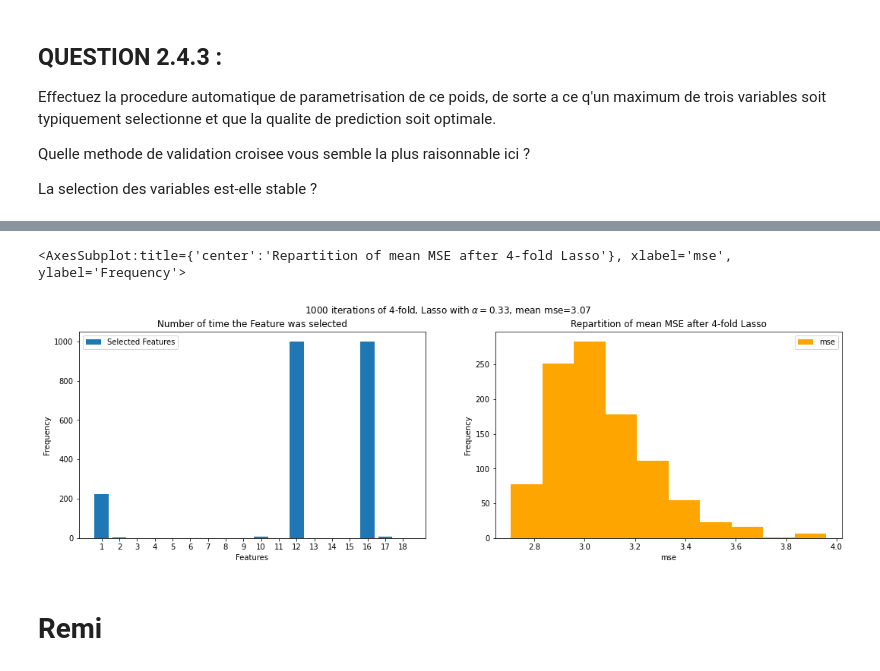
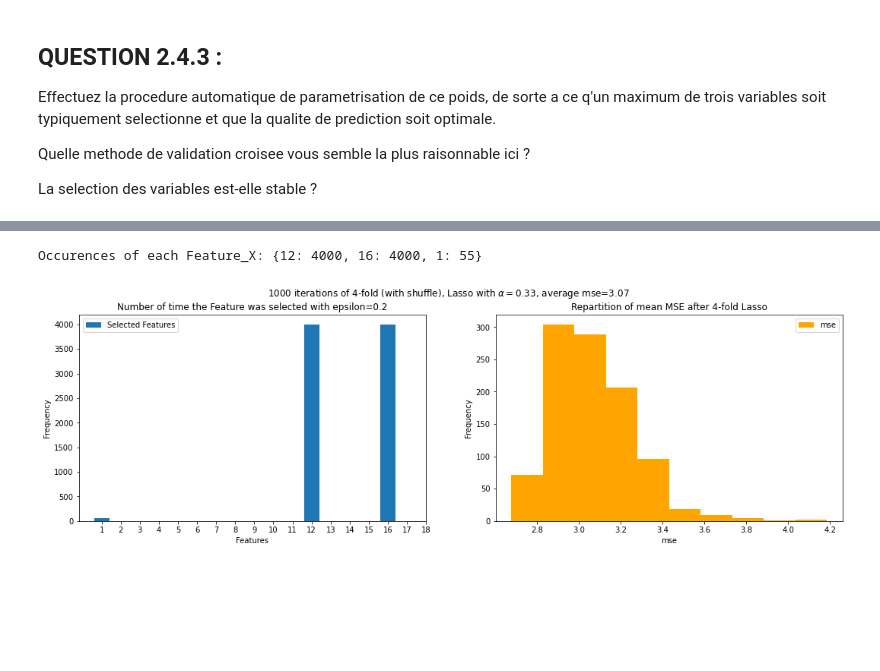
Before and after one commit to LudovicSterlin/ssd-aml-modele-lineaire, a Jupyter notebook: TPnote_ModeleLineaire/Examen_ModeleLineaire_2020.ipynb, the cells around one changed output, grey strips where cells are left out. Drawn from its saved outputs; the diff is of its cells as text; code cells hidden in the pictures; blank space fills up the shorter version.

```diff
--- a/TPnote_ModeleLineaire/Examen_ModeleLineaire_2020.ipynb
+++ b/TPnote_ModeleLineaire/Examen_ModeleLineaire_2020.ipynb
@@ -326,6 +407,8 @@ On peut remarquer que ces donnees contiennent deux valeurs aberrantes.
 # %%
     Feature_12 = X[:, listColNames.index("Feature_12")]
     ax = plt.subplots()[1]
+    ax.scatter(Feature_12[[29,49]], Y[[29,49]], c='red', marker='s', label='ourliers')
+    ax.legend()
     linear_reg(Feature_12, Y, "Feature_12", ax)
     # there is clearly some outiers in 'Feature_12'
 # %% [output]
@@ -493,7 +574,7 @@ def plot_lasso(y_test, y_pred, mse_score_lasso, alpha, betas, epsilon, figsize=(
     nb_selected_var = len(selected_feature)
 
     fig, ax = plt.subplots(1, 2, figsize=figsize)
-    fig.suptitle(f"Lasso with $\\alpha={alpha}$, {mse_score_lasso=:.2f}")
+    fig.suptitle(f"Lasso with $\\alpha={alpha:.2f}$, {mse_score_lasso=:.2f}")
     ax[0].plot(y_test, y_pred, 'b.')
     ax[0].set_xlabel('True value')
     ax[0].set_ylabel('Predicted value')
@@ -606,0 +759,6 @@ After 1000 iterations we found that on average alpha optimum is 0.33
+# %%
+alpha_opt = pd.Series(alphas_opt).mean()
+alpha_min = pd.Series(alpha_mins).mean()
+print(f"After {n_iter} iterations we found that on average:")
+print(f"\t- alpha that minimize the MSE is {alpha_opt:.2f} for an average mse={pd.Series(mse_mins).mean():.2f}")
+print(f"\t- alpha for 3 variables max is {alpha_min:.2f} for an average mse={pd.Series(mses).mean():.2f}")
@@ -615,7 +788,9 @@ plot_lasso(y_test, y_pred_lasso, mse_score_lasso, alpha_opt, betas, 0.3)
 # %%
+%%time
 def k_fold_with_lasso_print(X, Y, n_splits, alpha, **kwargs):
     verbose = kwargs.get('verbose',False)
-    epsilon = kwargs.get('epsilon',0.3)
+    epsilon = kwargs.get('epsilon',0.2)
+    selected_features = []
     kf = KFold(n_splits=n_splits, shuffle=True)
     sum_mse_scores=0.
     if verbose: print("Selected Features: ", end="")
@@ -626,9 +801,10 @@ def k_fold_with_lasso_print(X, Y, n_splits, alpha, **kwargs):
         # Make Lasso regression
         lasso_regressor , mse_score_lasso, y_pred_lasso = lasso_and_mse(alpha, X_train, X_test, y_train, y_test)
         sum_mse_scores += mse_score_lasso
+
+        betas = lasso_regressor.coef_
+        selected_features.append(selected_feature_indexes(betas, epsilon))
         # Print feature selected
-        betas = lasso_regressor.coef_
-        selected_features = selected_features_indexes(betas, epsilon)
         if verbose: print(f"{selected_features}", end=", ")
 
     mean = sum_mse_scores/n_splits
@@ -637,7 +813,13 @@ def k_fold_with_lasso_print(X, Y, n_splits, alpha, **kwargs):
 
 selected_features = []
 mse_means = []
+epsilon = 0.2
+n_splits = 4
 for i in range(1000):
-    selected_feature, mean_mse = k_fold_with_lasso_print(X, Y, 4, alpha_opt, epsilon=0.1, verbose=False)
-    selected_features.append(selected_feature)
+    clear_output(wait=True)
+    list_feats, mean_mse = k_fold_with_lasso_print(X, Y, n_splits, alpha_opt, epsilon=epsilon, verbose=False)
+    for feats in list_feats: selected_features.append(feats)
     mse_means.append(mean_mse)
+    print(f"#{i}: {mean_mse=:.2f}")
+clear_output(wait=True)
+print("Finished !")
@@ -644,20 +830,20 @@ for i in range(1000):
 # %%
 occurrences = Counter([item for sublist in selected_features for item in sublist])
 mean_mse_S = pd.Series(mse_means)
 
 fig, axs = plt.subplots(1,2, figsize=(18,5))
-fig.suptitle(f"{len(selected_features)} iterations of {n_splits}-fold, Lasso with $\\alpha={alpha_opt}$, mean mse={mean_mse_S.mean():.2f}")
+fig.suptitle(f"{len(mse_means)} iterations of {n_splits}-fold (with shuffle), Lasso with $\\alpha={alpha_opt:.2f}$, average mse={mean_mse_S.mean():.2f}")
 axs[0].bar(occurrences.keys(), occurrences.values())
 axs[0].set_xlabel("Features")
 axs[0].set_xticks(range(1, 19))
 axs[0].set_ylabel("Frequency")
 axs[0].legend(["Selected Features"])
-axs[0].set_title(f"Number of time the Feature was selected")
+axs[0].set_title(f"Number of time the Feature was selected with {epsilon=}")
 
 axs[1].set_xlabel("mse")
 mean_mse_S.plot(kind='hist', label='mse', legend=True, color='orange', title=f"Repartition of mean MSE after {n_splits}-fold Lasso", ax=axs[1])
+
+print(f"Occurences of each Feature_X: {dict(occurrences)}")
 # %% [output]
-<AxesSubplot:title={'center':'Repartition of mean MSE after 4-fold Lasso'}, xlabel='mse', ylabel='Frequency'>
+Occurences of each Feature_X: {12: 4000, 16: 4000, 1: 55}
-[figure, old version]
+[figure, new version]
-# %% [markdown]
-# Remi
```
Also changed, not shown: parts of 36 cells of this notebook.
